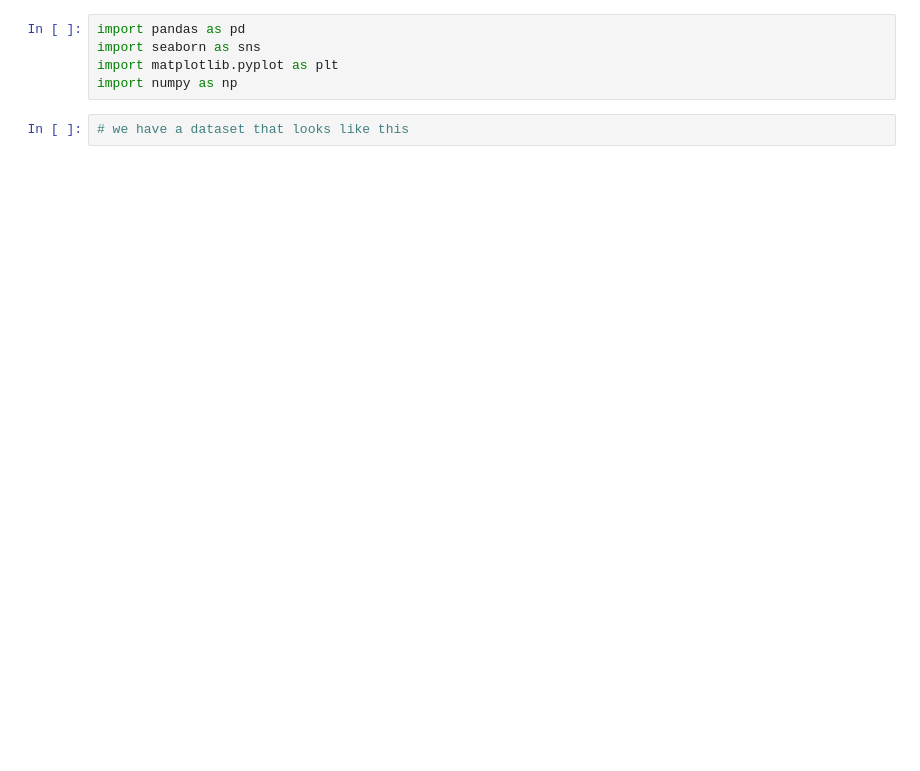
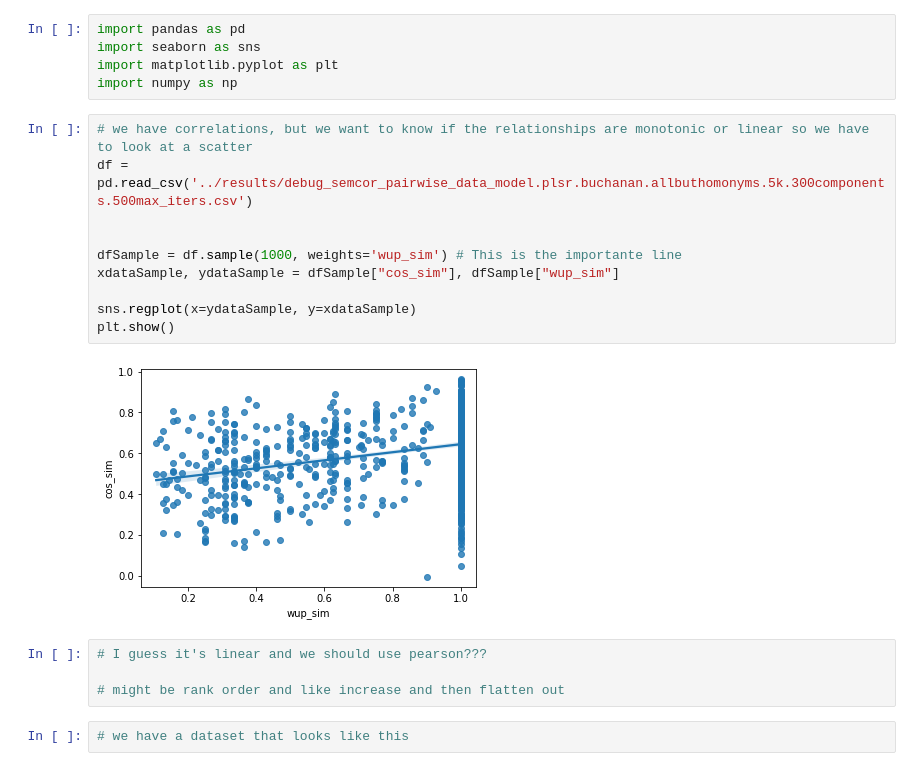
Before and after one commit to gchronis/features_in_context, a Jupyter notebook: notebooks/Semcor Analysis Results processing.ipynb, the cells around one changed output. Drawn from its saved outputs; the diff is of its cells as text; blank space fills up the shorter version.

```diff
--- a/notebooks/Semcor Analysis Results processing.ipynb
+++ b/notebooks/Semcor Analysis Results processing.ipynb
@@ -3,6 +3,22 @@ import pandas as pd
 import seaborn as sns
 import matplotlib.pyplot as plt
 import numpy as np
+# %%
+# we have correlations, but we want to know if the relationships are monotonic or linear so we have to look at a scatter
+df = pd.read_csv('../results/debug_semcor_pairwise_data_model.plsr.buchanan.allbuthomonyms.5k.300components.500max_iters.csv')
+
+
+dfSample = df.sample(1000, weights='wup_sim') # This is the importante line
+xdataSample, ydataSample = dfSample["cos_sim"], dfSample["wup_sim"]
+
+sns.regplot(x=ydataSample, y=xdataSample)
+plt.show()
+# %% [output]
+[figure, added]
+# %%
+# I guess it's linear and we should use pearson???
+
+# might be rank order and like increase and then flatten out
 # %%
 # we have a dataset that looks like this
 # %%
```
Also changed, not shown: parts of 14 cells of this notebook, 10 other files.
